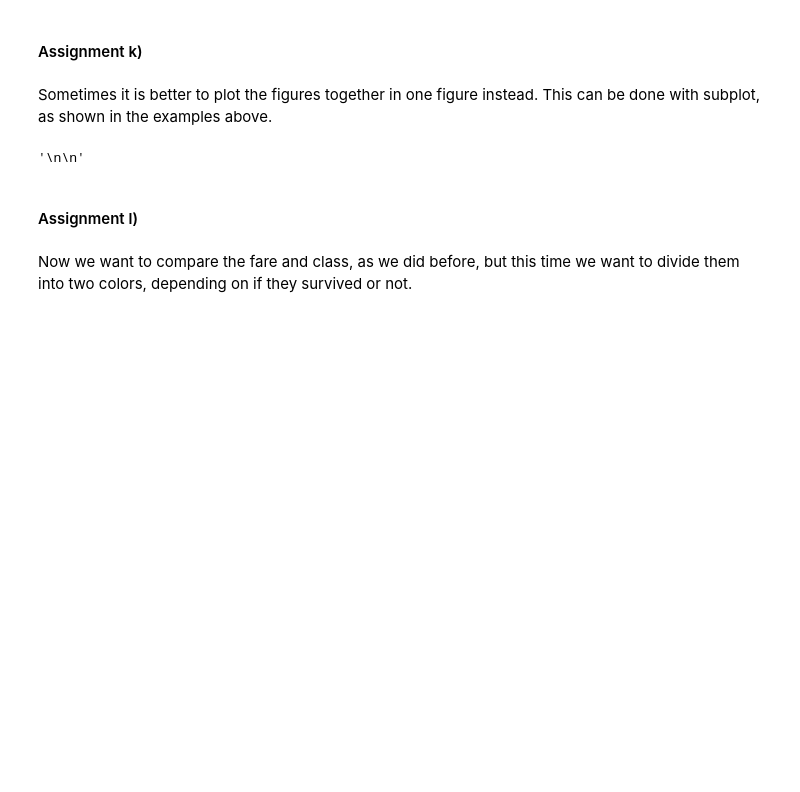
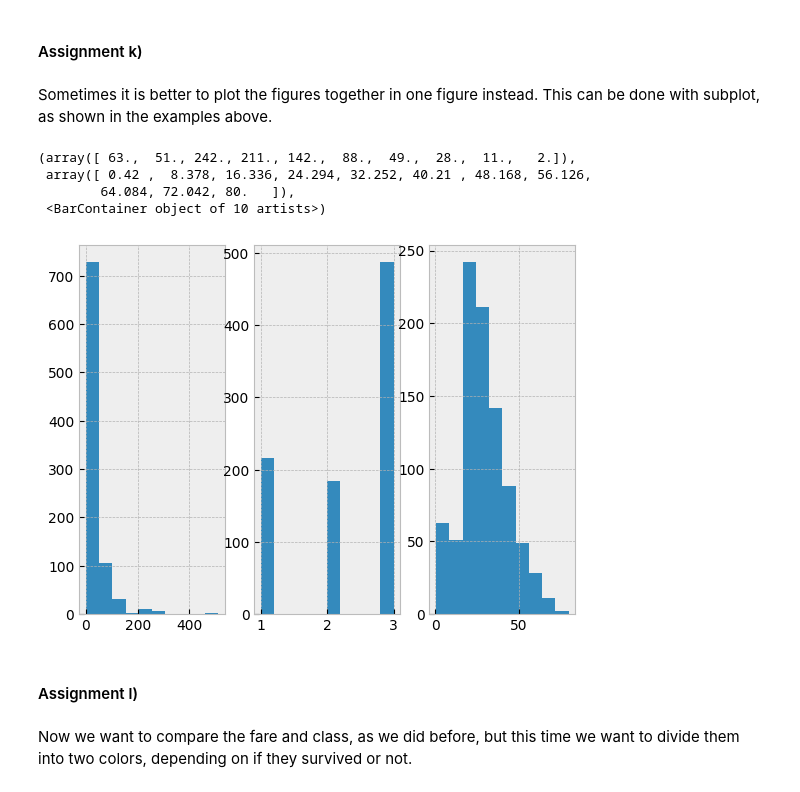
Before and after one commit to artyren/ml_assignments-, a Jupyter notebook: Assignments/Practical/PracticalNotebook2.ipynb, the cells around one changed output. Saved outputs shown, nothing was run; the diff lists cells and outputs as text; code cells hidden in the pictures; blank space fills up the shorter version.

```diff
--- a/Assignments/Practical/PracticalNotebook2.ipynb
+++ b/Assignments/Practical/PracticalNotebook2.ipynb
@@ -514,14 +514,20 @@ Sometimes it is better to plot the figures together in one figure instead. This
 # %%
 # ASSIGNMENT:
 # Make a subplot over the Fare, Class, and Age
 # label the plot and the axes appropriately
 
 # YOUR CODE HERE
-'''
 
-'''
+fig, (ax0, ax1, ax2)  = plt.subplots(nrows = 1, ncols = 3)
+ax0.hist(fare)
+ax1.hist(classfare)
+ax2.hist(age)
 # %% [output]
-'\n\n'
+(array([ 63.,  51., 242., 211., 142.,  88.,  49.,  28.,  11.,   2.]),
+ array([ 0.42 ,  8.378, 16.336, 24.294, 32.252, 40.21 , 48.168, 56.126,
+        64.084, 72.042, 80.   ]),
+ <BarContainer object of 10 artists>)
+[figure, added]
 # %% [markdown]
 #### Assignment l)
 # %% [markdown]
```
Also changed, not shown: parts of 3 cells of this notebook.
